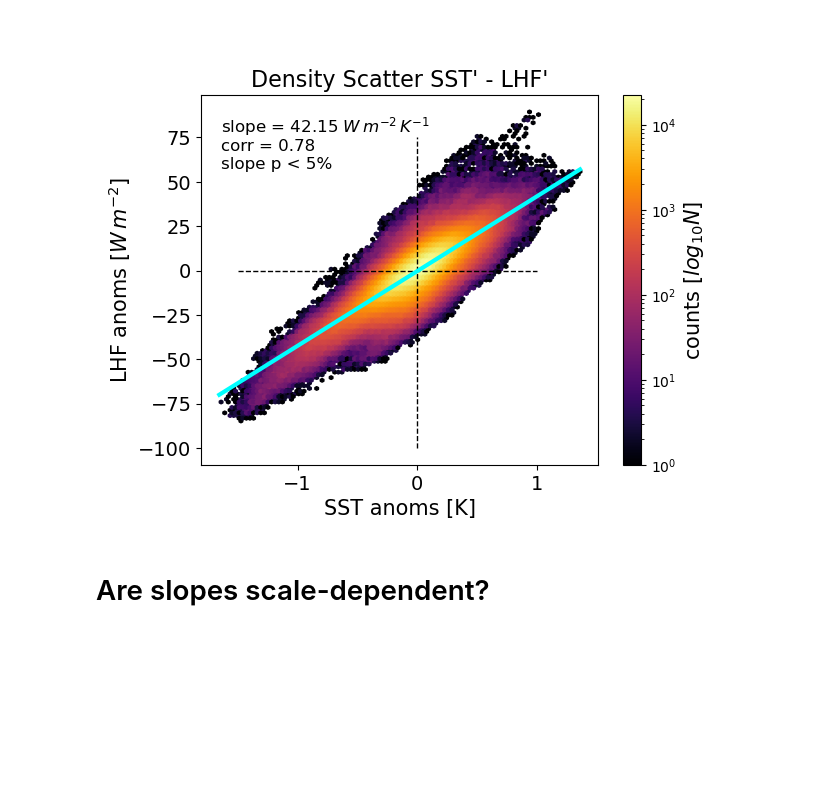
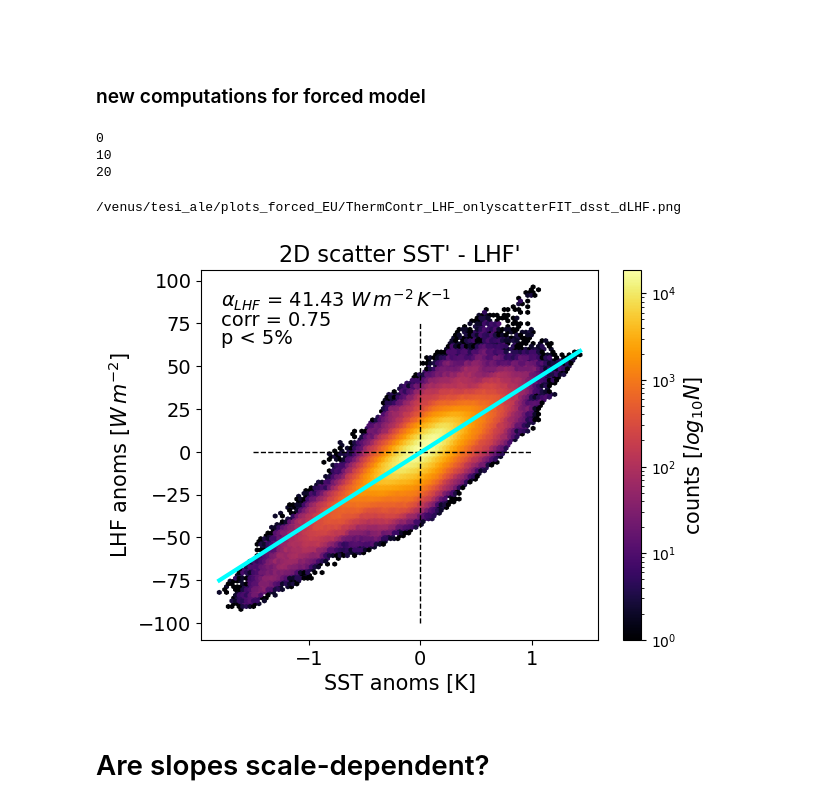
Before and after one commit to meteorologopazzo/thesis_material, a Jupyter notebook: EURECA_scripts/forced_scripts/ThermContr_LH_only_FORCED.ipynb, the cells around one changed output. Drawn from its saved outputs; the diff is of its cells as text; code cells hidden in the pictures; blank space fills up the shorter version.

```diff
--- a/EURECA_scripts/forced_scripts/ThermContr_LH_only_FORCED.ipynb
+++ b/EURECA_scripts/forced_scripts/ThermContr_LH_only_FORCED.ipynb
@@ -132,7 +130,7 @@ p0 = 1013.
 q2_day = ds['Q2'].groupby('XTIME.day').mean().values*seamask
 qsat_sst = meteo.qsea(sst_day, p0)
 # %%
-s = 50
+s = 65
 
 dsst_day, sst_smooth = np.zeros_like(sst_day), np.zeros_like(sst_day)
 
@@ -184,5 +172,5 @@ PBLH_day = ds['PBLH'].groupby('XTIME.day').mean().values*seamask
 # %%
-LH = ds['LH'].groupby('XTIME.day').mean().values*seamask
+# LH = ds['LH'].groupby('XTIME.day').mean().values*seamask
 # LH = LH.where(sea_mask_modified, drop=False).values;
 
 
@@ -276,2 +259,18 @@ dHFX = ds_ht['dHFX'].values*sea_mask_modified_nan
+# %% [markdown]
+### new computations for forced model
+# %%
+s = 65
+
+dLHF_coare, LHF_coare_smooth = np.zeros(LHF_coare.shape), np.zeros(LHF_coare.shape)
+
+for t in range(0,LHF_coare.shape[0]):
+    if t % 10 == 0:
+        print(t)
+    LHF_coare_smooth[t] = gm.nan_gaussian_filter(LHF_coare[t],s)
+    dLHF_coare[t] = LHF_coare[t] - LHF_coare_smooth[t]
+# %% [output]
+0
+10
+20
 # %%
 # dSST vs dLH
@@ -294,13 +293,13 @@ dsst = True
 
 if not dsst:
     x =  (sst_day-273.15).copy()
-    y =  LH.copy()
+    y =  LHF_coare.copy()
 
 #     xx = pdist_sst-273.15
 #     yy = pdist_LH
 
     fit, corcoe, p_value, p_value_cannelli, sigmas_sst_lh = slopes_r_p_mix(x, y, nt, nskip)
-    title=' Scatter Density + Fit SST - LH'
+    title=' 2D scatter + Fit SST - LH'
     xlabel='SST [˚C]'
     ylabel='LH [$W\,m^{-2}$]'
 
@@ -308,44 +307,45 @@ else:
     x = dsst_day.copy()
     y = dLHF_coare.copy() #dLH.copy()
 
 #     xx = pdist_x
 #     yy = pdist_dLH
 
     fit, corcoe, p_value, p_value_cannelli, sigmas_dsst_dlh = slopes_r_p_mix(x, y, nt, nskip)
-    title= "Density Scatter SST' - LHF'"
+    title= "2D scatter SST' - LHF'"
     xlabel='SST anoms [K]'
     ylabel='LHF anoms [$W\,m^{-2}$]'
     miny = -100 ; maxy = 75
     minx = -1.5 ; maxx = 1
 
 pos = [0.05, 0.9]
 fig = density_hexbin(x,y,plot_fit=True,fit=fit,corcoe=corcoe,grdsz=100,\
                      title=title,xlabel=xlabel,ylabel=ylabel, colormap='inferno', pos=pos, slope_units=" $W\,m^{-2}\,K^{-1}$")
 
 plt.tick_params(axis='x', labelsize=14)
 plt.tick_params(axis='y', labelsize=14)
 
 
 if dsst:
     plt.vlines(0, ymin=miny, ymax=maxy, color='k', linewidth=1, linestyle='--')
     plt.hlines(0, xmin=minx, xmax=maxx, color='k', linewidth=1, linestyle='--')
 
 if p_value_cannelli < 0.05:
-    plt.annotate('slope p < 5%', xy=(pos[0], pos[1]-0.1), \
-                         xycoords='axes fraction', fontsize=12, color='k')
+    plt.annotate('p < 5%', xy=(pos[0], pos[1]-0.1), \
+                         xycoords='axes fraction', fontsize=14, color='k')
 else:
-    plt.annotate('slope p > 5%', xy=(pos[0], pos[1]-0.1), \
-                         xycoords='axes fraction', fontsize=12, color='k')
+    plt.annotate('p > 5%', xy=(pos[0], pos[1]-0.1), \
+                         xycoords='axes fraction', fontsize=14, color='k')
 
 
 
-# path_img = '/venus/tesi_ale/img_EU/LH/daily/FEB/'
-# filename = path_img + 'scatterFIT_dsst_dLH_fullDom.png' if dsst else path_img + 'scatterFIT_sst_LH_fullDom.png'
-# # plt.savefig(filename)
-# print(filename)
-# del filename
+path_img = '/venus/tesi_ale/plots_forced_EU/ThermContr_LHF_only/'
+filename = path_img + 'scatterFIT_dsst_dLHF.png' if dsst else path_img + 'scatterFIT_sst_LHF.png'
+# plt.savefig(filename)
+print(filename)
+del filename
 # %% [output]
+/venus/tesi_ale/plots_forced_EU/ThermContr_LHF_onlyscatterFIT_dsst_dLHF.png
-[figure, old version]
+[figure, new version]
 # %% [markdown]
 # Are slopes scale-dependent?
 # %%
```
Also changed, not shown: parts of 22 cells of this notebook, 8 other files.
